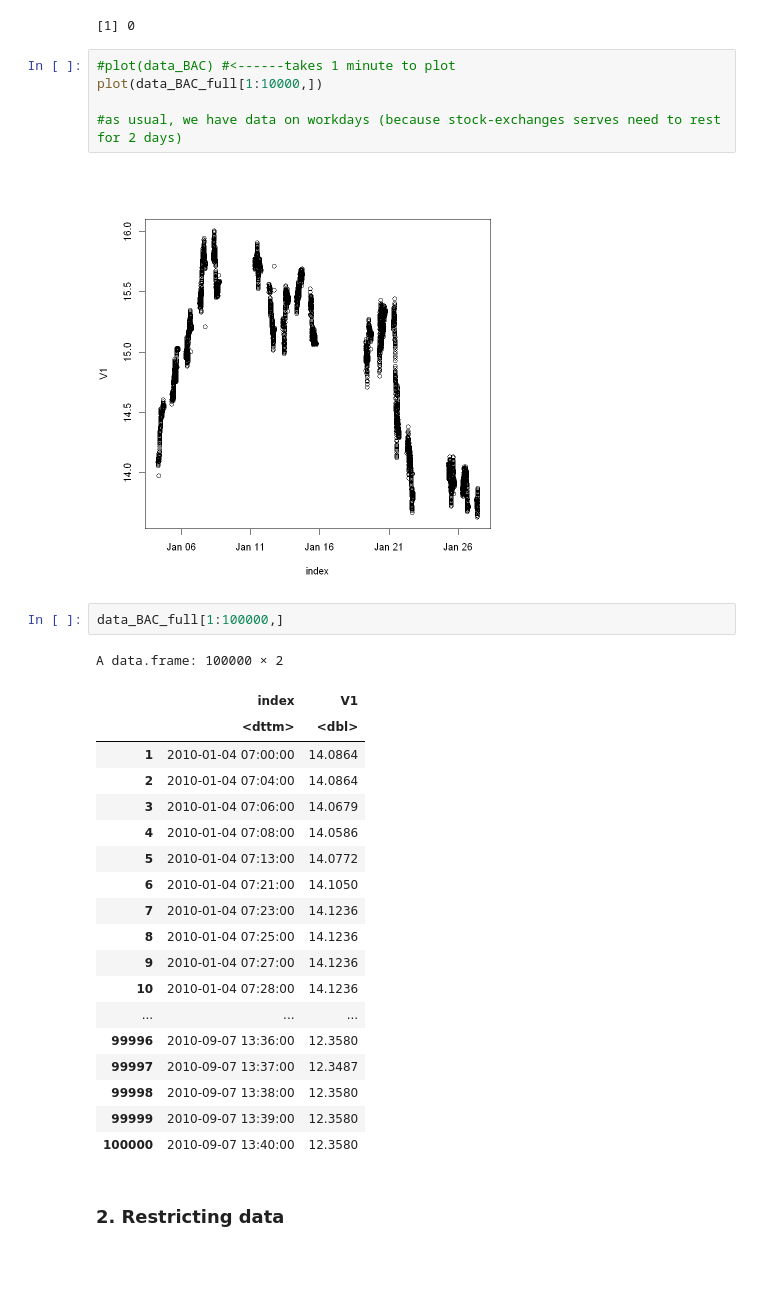
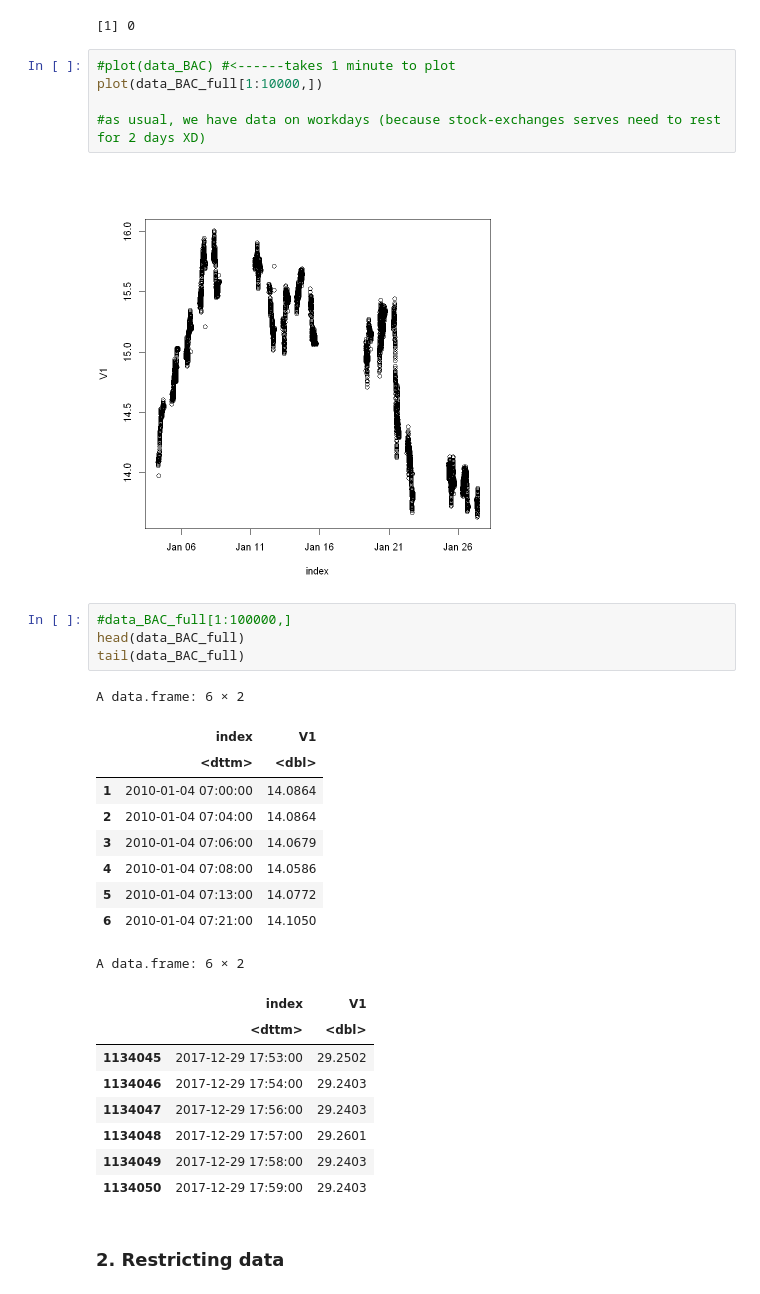
Before and after one commit to JanK0095/Financial-Econometrics-Course-Projects, a Jupyter notebook: HW3/FE1_HW3_Kubal_Mattanelli.ipynb, the cells around one changed output. Drawn from its saved outputs; the diff is of its cells as text; blank space fills up the shorter version.

```diff
--- a/HW3/FE1_HW3_Kubal_Mattanelli.ipynb
+++ b/HW3/FE1_HW3_Kubal_Mattanelli.ipynb
@@ -59,31 +53,32 @@ sum(is.na(data_XOM_full$V1))
 #plot(data_BAC) #<------takes 1 minute to plot
 plot(data_BAC_full[1:10000,])
 
-#as usual, we have data on workdays (because stock-exchanges serves need to rest for 2 days)
+#as usual, we have data on workdays (because stock-exchanges serves need to rest for 2 days XD)
 # %% [output]
 [figure]
-# %%
-data_BAC_full[1:100000,]
-# %% [output]
-A data.frame: 100000 × 2
-|  | index | V1 |
-|  | <dttm> | <dbl> |
-| 1 | 2010-01-04 07:00:00 | 14.0864 |
-| 2 | 2010-01-04 07:04:00 | 14.0864 |
-| 3 | 2010-01-04 07:06:00 | 14.0679 |
-| 4 | 2010-01-04 07:08:00 | 14.0586 |
-| 5 | 2010-01-04 07:13:00 | 14.0772 |
-| 6 | 2010-01-04 07:21:00 | 14.1050 |
-| 7 | 2010-01-04 07:23:00 | 14.1236 |
-| 8 | 2010-01-04 07:25:00 | 14.1236 |
-| 9 | 2010-01-04 07:27:00 | 14.1236 |
-| 10 | 2010-01-04 07:28:00 | 14.1236 |
-| ... | ... | ... |
-| 99996 | 2010-09-07 13:36:00 | 12.3580 |
-| 99997 | 2010-09-07 13:37:00 | 12.3487 |
-| 99998 | 2010-09-07 13:38:00 | 12.3580 |
-| 99999 | 2010-09-07 13:39:00 | 12.3580 |
-| 100000 | 2010-09-07 13:40:00 | 12.3580 |
+# %%
+#data_BAC_full[1:100000,]
+head(data_BAC_full)
+tail(data_BAC_full)
+# %% [output]
+A data.frame: 6 × 2
+|  | index | V1 |
+|  | <dttm> | <dbl> |
+| 1 | 2010-01-04 07:00:00 | 14.0864 |
+| 2 | 2010-01-04 07:04:00 | 14.0864 |
+| 3 | 2010-01-04 07:06:00 | 14.0679 |
+| 4 | 2010-01-04 07:08:00 | 14.0586 |
+| 5 | 2010-01-04 07:13:00 | 14.0772 |
+| 6 | 2010-01-04 07:21:00 | 14.1050 |
+A data.frame: 6 × 2
+|  | index | V1 |
+|  | <dttm> | <dbl> |
+| 1134045 | 2017-12-29 17:53:00 | 29.2502 |
+| 1134046 | 2017-12-29 17:54:00 | 29.2403 |
+| 1134047 | 2017-12-29 17:56:00 | 29.2403 |
+| 1134048 | 2017-12-29 17:57:00 | 29.2601 |
+| 1134049 | 2017-12-29 17:58:00 | 29.2403 |
+| 1134050 | 2017-12-29 17:59:00 | 29.2403 |
 # %% [markdown]
 ### 2. Restricting data
 # %%
```
Also changed, not shown: parts of 19 cells of this notebook.
